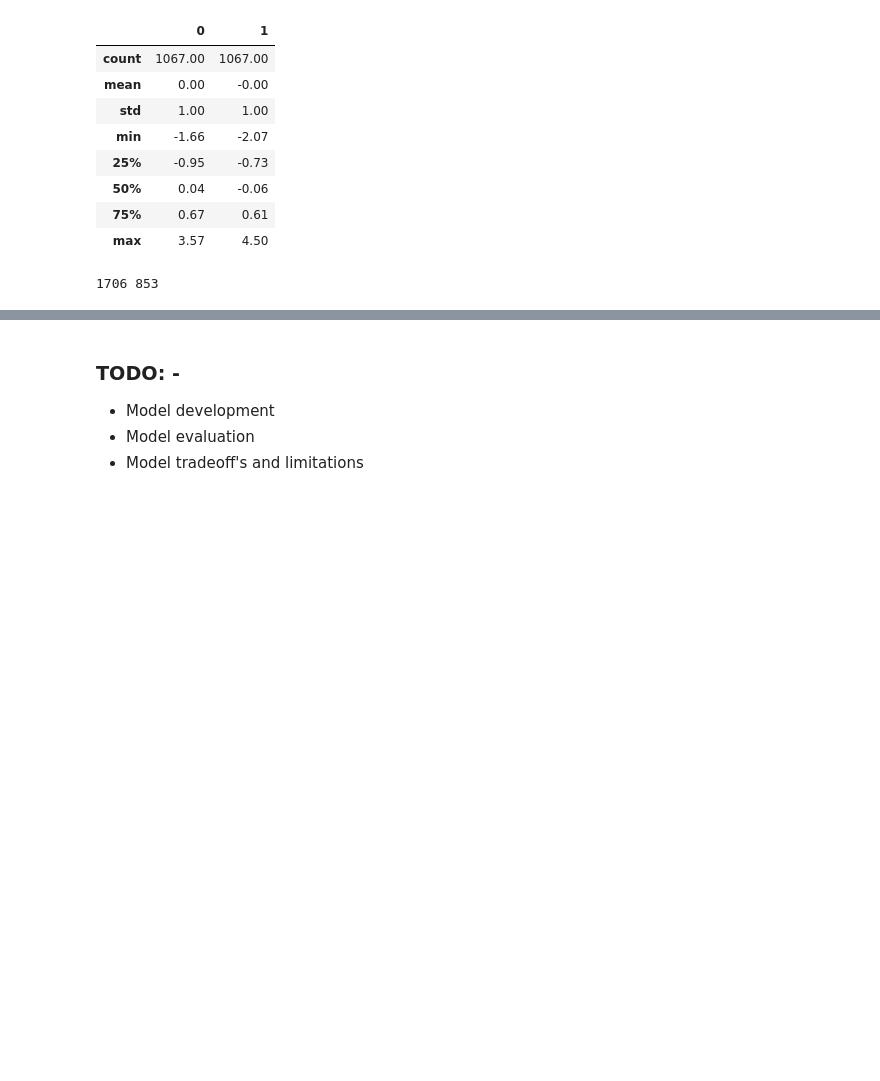
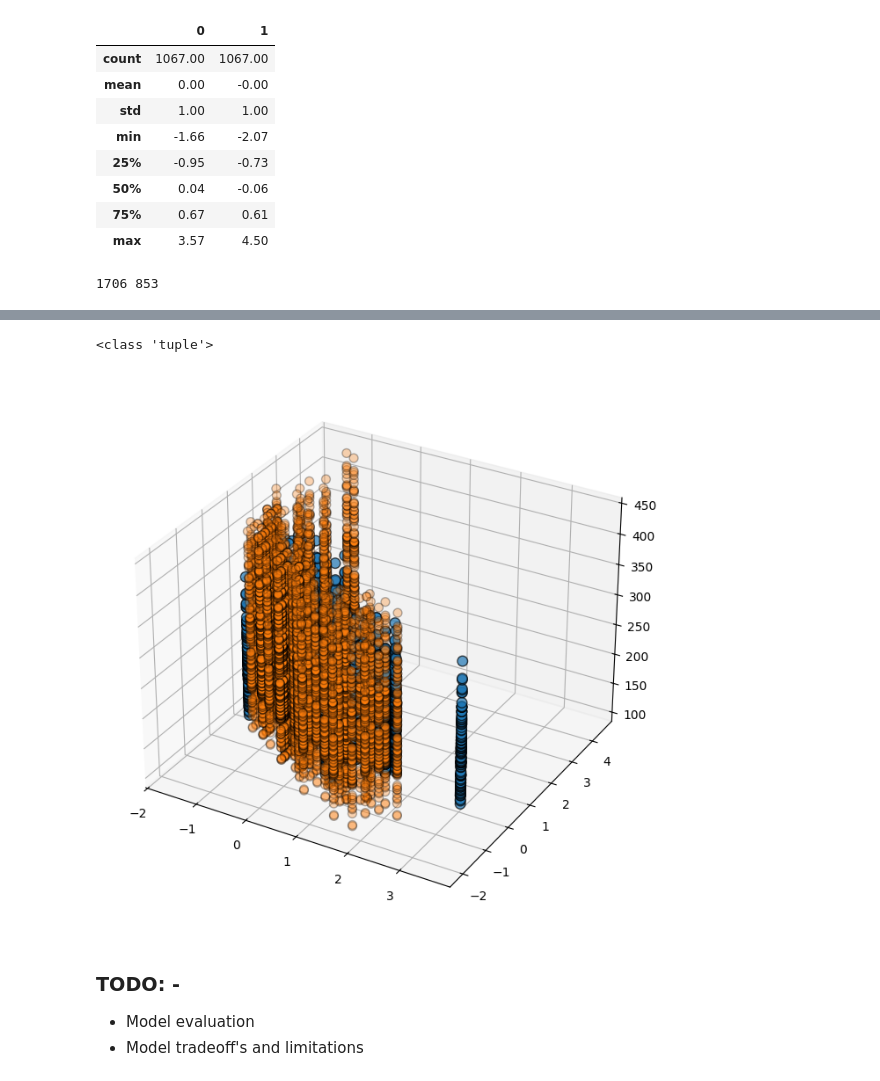
Before and after one commit to Priyanshu-21/AI-and-Machine-Learning, a Jupyter notebook: Regression/Multiple_Regression/carIntroduction.ipynb, the cells around one changed output, grey strips where cells are left out. Cells and saved outputs as stored; diff of their text form; code cells hidden in the pictures; blank space fills up the shorter version.

```diff
--- a/Regression/Multiple_Regression/carIntroduction.ipynb
+++ b/Regression/Multiple_Regression/carIntroduction.ipynb
@@ -160,5 +207,47 @@ print(x_train.size, y_train.size)
+# %%
+#Visualization of the model fit on training vs testing datasets (3D Modeling)
+import numpy as np
+import matplotlib.pyplot as plt
+
+x_1 = x_test[:, 0] if x_test.ndim > 1 else x_test
+x_2 = x_test[:, 1] if x_test.ndim > 1 else np.zeros_like(x_1)
+
+#Creating a meshgrid surface for the regression plan
+x1_surf, x2_surf = np.meshgrid(np.linspace(min(x_1), max(x_1), 100),
+                               np.linspace(min(x_2), max(x_2), 100))
+
+#y = mx + c
+y_surf = regressor.intercept_[0] + x1_surf * regressor.coef_[0, 0], x2_surf * regressor.coef_[0, 1]
+
+#Predict the model output from test dataset and compare it with y_test (output)
+#As sklearn library can only predict, fit models when sample size is x(samples, features) and not x(samples, )
+#Due to this we need to reshape x as x(n_samples, 1)
+y_predict = regressor.predict(x_test.reshape(-1, 1)) if x_test.ndim == 1 else regressor.predict(x_test)
+
+#Predict values above & below imaginary plane (returns boolean)
+plane_above = (y_predict >= y_test)
+plane_below = (y_predict <= y_test)
+
+plane_above = plane_above[:, 0]
+plane_below = plane_below[:, 0]
+
+#Plotting the 3D graph
+#Defining fixure fixed size
+fig = plt.figure(figsize=(20, 8)) # X-Axis = 20 dim, Y-Axis = 8 dim
+ax = fig.add_subplot(111, projection='3d')
+
+#Plot datapoint in the plane
+#Plane above
+ax.scatter(x_1[plane_above], x_2[plane_above], y_test[plane_above], label= "Plane Above", s= 70, alpha= 0.7, ec= 'k')
+
+#Plane below
+ax.scatter(x_1[plane_below], x_2[plane_below], y_test[plane_below], label= "Plane Below", s= 50, alpha= 0.3, ec= 'k')
+
+print(type(y_surf))
+# %% [output]
+<class 'tuple'>
+[figure, added]
 # %% [markdown]
 ### TODO: -
-- Model development
 - Model evaluation
 - Model tradeoff's and limitations
```
Also changed, not shown: parts of 6 cells of this notebook.
